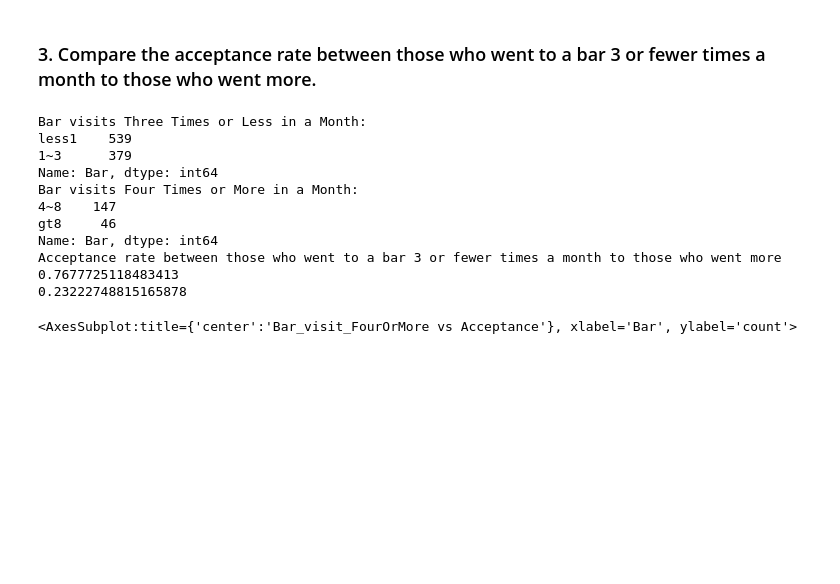
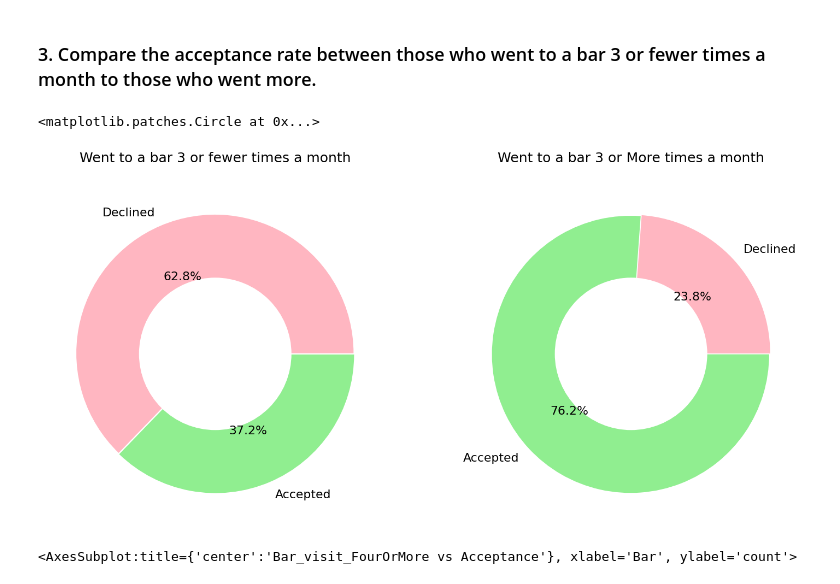
Before and after one commit to Arasu/Customer-Accept-the-Coupon, a Jupyter notebook: Coupon_recommendations.ipynb, the cells around one changed output. Cells and saved outputs as stored; diff of their text form; code cells hidden in the pictures; blank space fills up the shorter version.

```diff
--- a/Coupon_recommendations.ipynb
+++ b/Coupon_recommendations.ipynb
@@ -323,40 +349,37 @@ data_bar["Y"].value_counts().plot(kind = 'pie', explode = [0.005, 0.005],
 [figure]
 # %% [markdown]
 ### 3. Compare the acceptance rate between those who went to a bar 3 or fewer times a month to those who went more.
-# %%
-#Apply the filter to get only 3orLess BAR visits - bar_visit_ThreeorLess
-#Apply the filter to get only 4orMore BAR visits - bar_visit_FourOrMore
-bar_visit_ThreeorLess = data_bar[data_bar['Bar'].str.contains('less1') | data_bar['Bar'].str.contains('1~3')]
-bar_visit_FourOrMore = data_bar[data_bar['Bar'].str.contains('4~8') | data_bar['Bar'].str.contains('gt8')]
-print("Bar visits Three Times or Less in a Month:")
-print(bar_visit_ThreeorLess['Bar'].value_counts())
-print("Bar visits Four Times or More in a Month:")
-print(bar_visit_FourOrMore['Bar'].value_counts())
-bar_visit_ThreeorLess_acceptance = bar_visit_ThreeorLess['Y'].sum()
-bar_visit_FourOrMore_acceptance = bar_visit_FourOrMore['Y'].sum()
-total_bar_acceptance = bar_visit_ThreeorLess_acceptance + bar_visit_FourOrMore_acceptance
-
-ThreeOrLessAcceptanceRate = bar_visit_ThreeorLess_acceptance/total_bar_acceptance
-FourOrMoreAcceptanceRate = bar_visit_FourOrMore_acceptance/total_bar_acceptance
-#print(bar_visit_ThreeorLess_acceptance)
-#print(bar_visit_FourOrMore_acceptance)
-#print(total_bar_acceptance)
-
-print("Acceptance rate between those who went to a bar 3 or fewer times a month to those who went more")
-print(ThreeOrLessAcceptanceRate)
-print(FourOrMoreAcceptanceRate)
-# %% [output]
-Bar visits Three Times or Less in a Month:
-less1    539
-1~3      379
-Name: Bar, dtype: int64
-Bar visits Four Times or More in a Month:
-4~8    147
-gt8     46
-Name: Bar, dtype: int64
-Acceptance rate between those who went to a bar 3 or fewer times a month to those who went more
-0.7677725118483413
-0.23222748815165878
+# %%
+#Apply the filter to get only 3orLess BAR visits - bar_visit_ThreeorLess
+#Apply the filter to get only 4orMore BAR visits - bar_visit_FourOrMore
+plt.figure(figsize=(25,20))
+plt.subplot(121)
+bar_visit_ThreeorLess = data_bar[data_bar['Bar'].str.contains('less1') | data_bar['Bar'].str.contains('never')
+                                 | data_bar['Bar'].str.contains('1~3')]['Y'].value_counts().sort_index().plot(kind = 'pie', explode = [0.005, 0.005],autopct="%0.1f%%",colors = ['lightpink','lightgreen'],labels=['Declined','Accepted'], fontsize=22)
+plt.ylabel("")
+plt.title('Went to a bar 3 or fewer times a month\n', fontsize=25)
+
+# draw circle
+centre_circle = plt.Circle((0, 0), 0.55, fc='white')
+fig = plt.gcf()
+
+# Adding Circle in Pie chart
+fig.gca().add_artist(centre_circle)
+
+plt.subplot(122)
+bar_visit_ThreeorMore = data_bar[data_bar['Bar'].str.contains('gt8') | data_bar['Bar'].str.contains('4~8')]['Y'].value_counts().sort_index().plot(kind = 'pie', explode = [0.005, 0.005],autopct="%0.1f%%",colors = ['lightpink','lightgreen'],labels=['Declined','Accepted'], fontsize=22)
+plt.ylabel("")
+plt.title('Went to a bar 3 or More times a month\n', fontsize=25)
+
+# draw circle
+centre_circle = plt.Circle((0, 0), 0.55, fc='white')
+fig = plt.gcf()
+
+# Adding Circle in Pie chart
+fig.gca().add_artist(centre_circle)
+# %% [output]
+<matplotlib.patches.Circle at 0x...>
+[figure, added]
 # %%
 #Plots to show Acceptance between "Bar_visit_ThreeorLess VS Bar_visit_FourOrMore"
 bar_visit_ThreeorLess = data_bar[data_bar['Bar'].str.contains('less1') | data_bar['Bar'].str.contains('1~3')]
```
Also changed, not shown: parts of 11 cells of this notebook.
